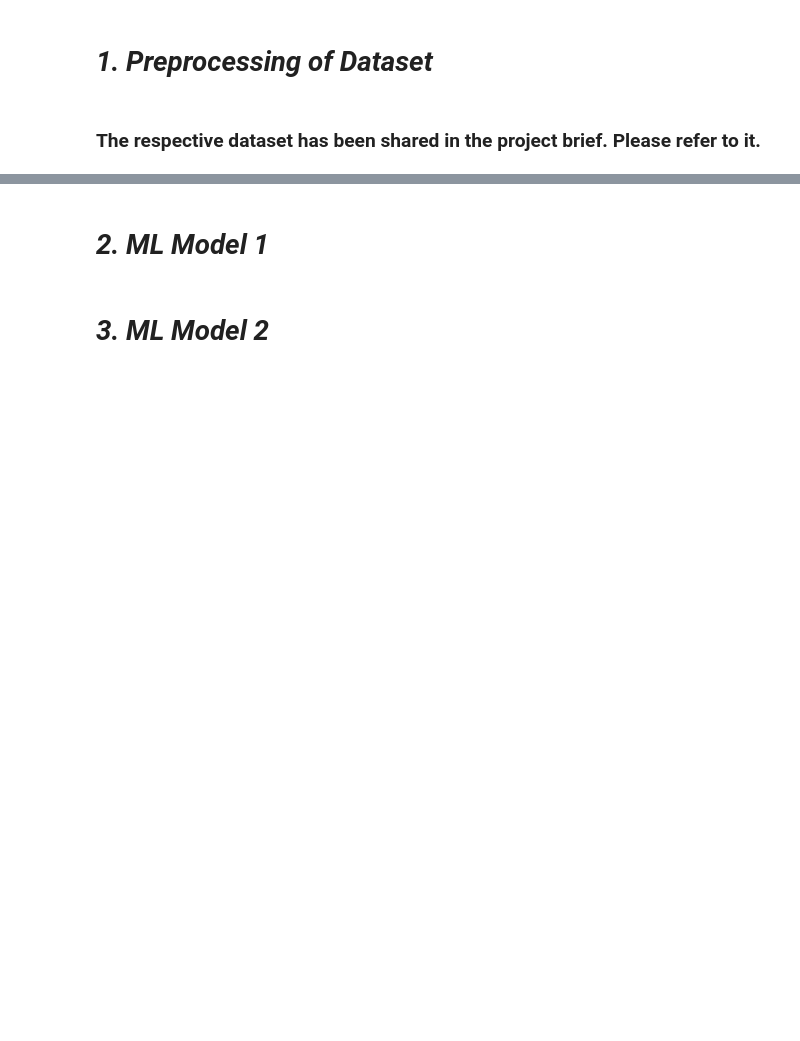
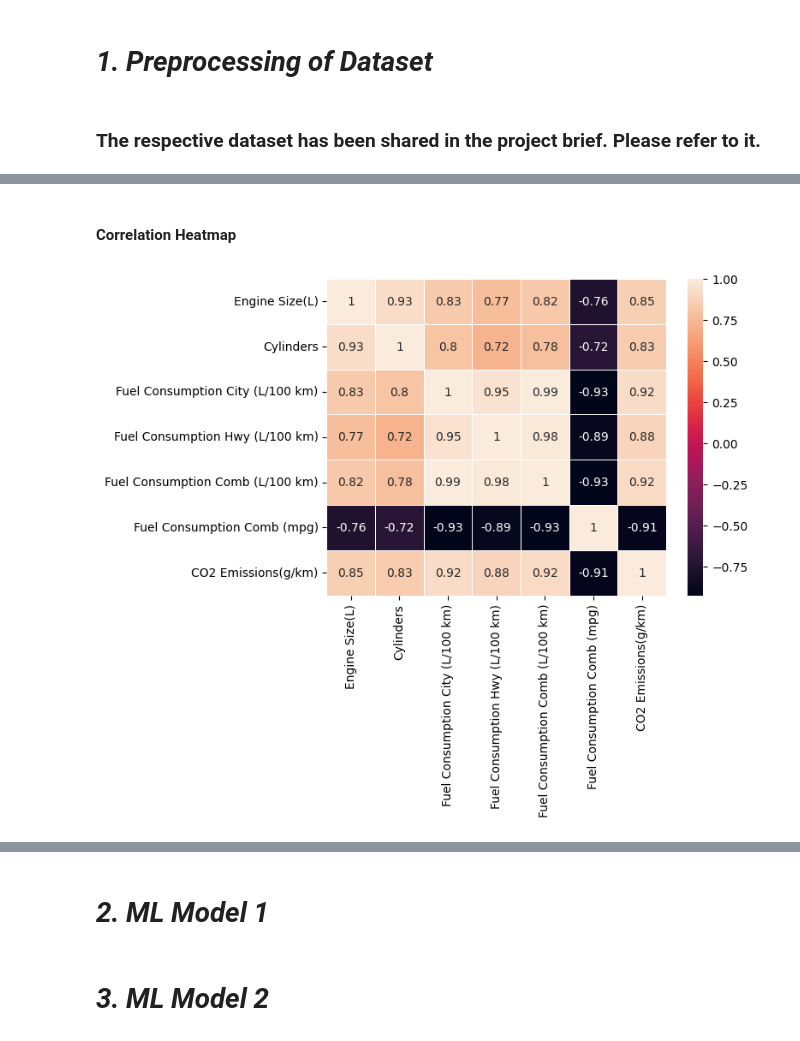
Before and after one commit to Neo-Panther/ML-Project-Predicting-Emissions, a Jupyter notebook: Team16_Project/Team16_Project.ipynb, the cells around one changed output, grey strips where cells are left out. Saved outputs shown, nothing was run; the diff lists cells and outputs as text; code cells hidden in the pictures; blank space fills up the shorter version.

```diff
--- a/Team16_Project/Team16_Project.ipynb
+++ b/Team16_Project/Team16_Project.ipynb
@@ -21,0 +210,7 @@ Please refer to the email providing the assignment of project and follow the ins
+# %% [markdown]
+#### Correlation Heatmap
+# %%
+sns.heatmap(dataset.select_dtypes(include=np.number).corr(), linewidths=0.5, annot=True)
+plt.show()
+# %% [output]
+[figure, added]
```
Also changed, not shown: parts of 34 cells of this notebook.
